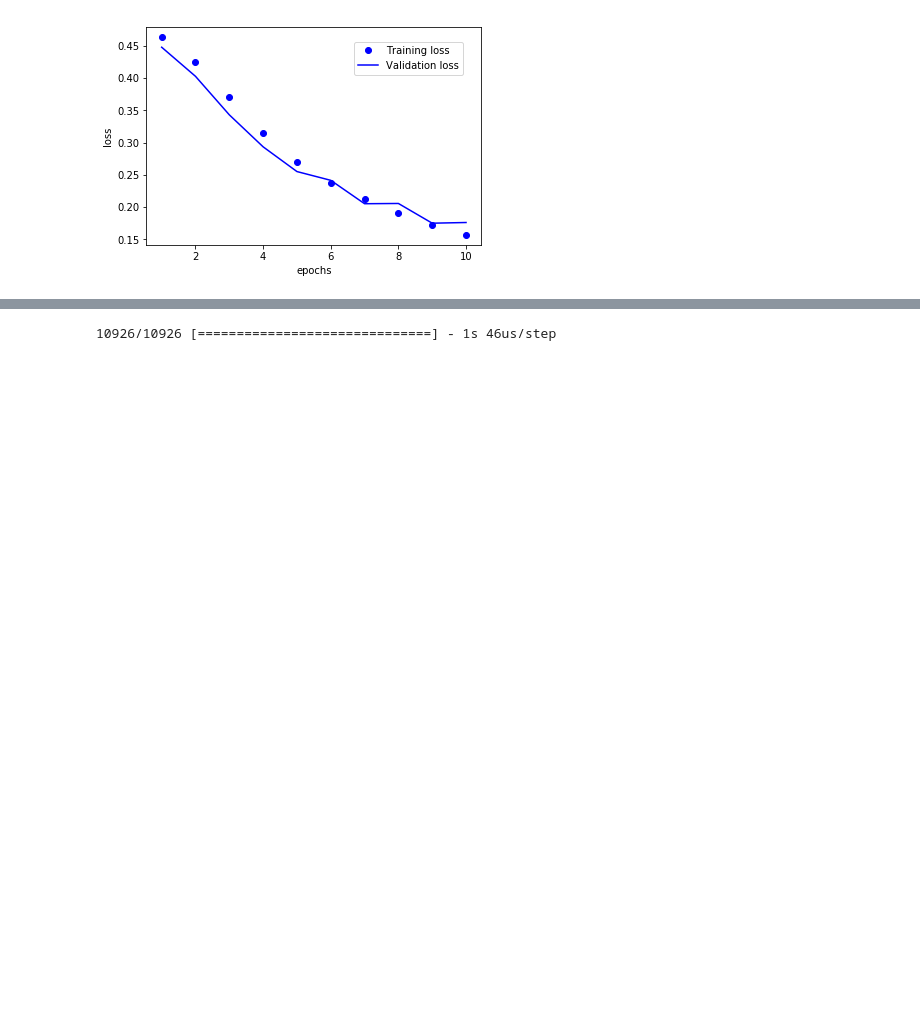
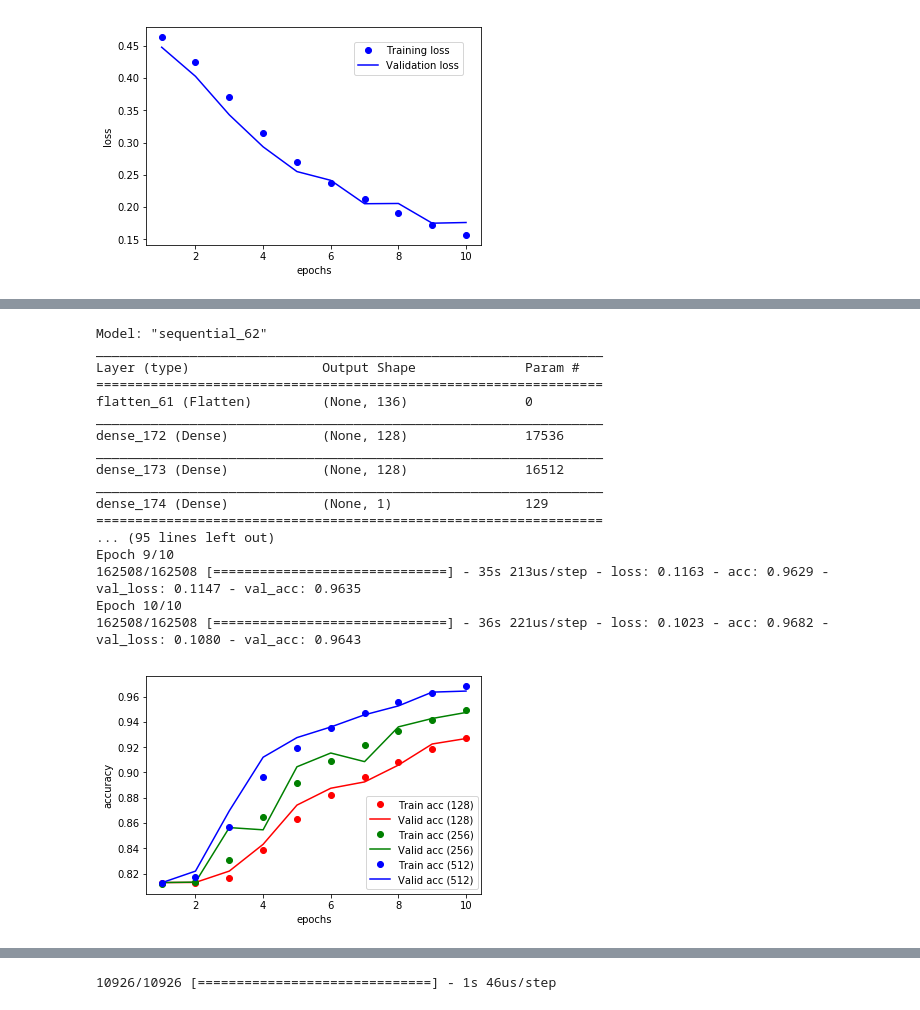
Before and after one commit to minnsou/FrontierArtificialIntelligence, a Jupyter notebook: mahjong.ipynb, the cells around one changed output, grey strips where cells are left out. Saved outputs shown, nothing was run; the diff lists cells and outputs as text; code cells hidden in the pictures; blank space fills up the shorter version.

```diff
--- a/mahjong.ipynb
+++ b/mahjong.ipynb
@@ -465,0 +556,26 @@ Epoch 10/10
+# %%
+kind_tile = 34
+num_hand = 14
+x_path = 'data/state_list_tenho_232155.npy'
+y_path = 'data/is_win_list_tenho_232155.npy'
+history = dense_train_ver2(kind_tile, num_hand, 10, x_path, y_path)
+#(0., 0.26, 0.90, 0.102)
+# %% [output]
+Model: "sequential_62"
+_________________________________________________________________
+Layer (type)                 Output Shape              Param #
+=================================================================
+flatten_61 (Flatten)         (None, 136)               0
+_________________________________________________________________
+dense_172 (Dense)            (None, 128)               17536
+_________________________________________________________________
+dense_173 (Dense)            (None, 128)               16512
+_________________________________________________________________
+dense_174 (Dense)            (None, 1)                 129
+=================================================================
+... (95 lines left out)
+Epoch 9/10
+162508/162508 [==============================] - 35s 213us/step - loss: 0.1163 - acc: 0.9629 - val_loss: 0.1147 - val_acc: 0.9635
+Epoch 10/10
+162508/162508 [==============================] - 36s 221us/step - loss: 0.1023 - acc: 0.9682 - val_loss: 0.1080 - val_acc: 0.9643
+[figure, added]
```
Also changed, not shown: parts of 6 cells of this notebook, 47 other files.
